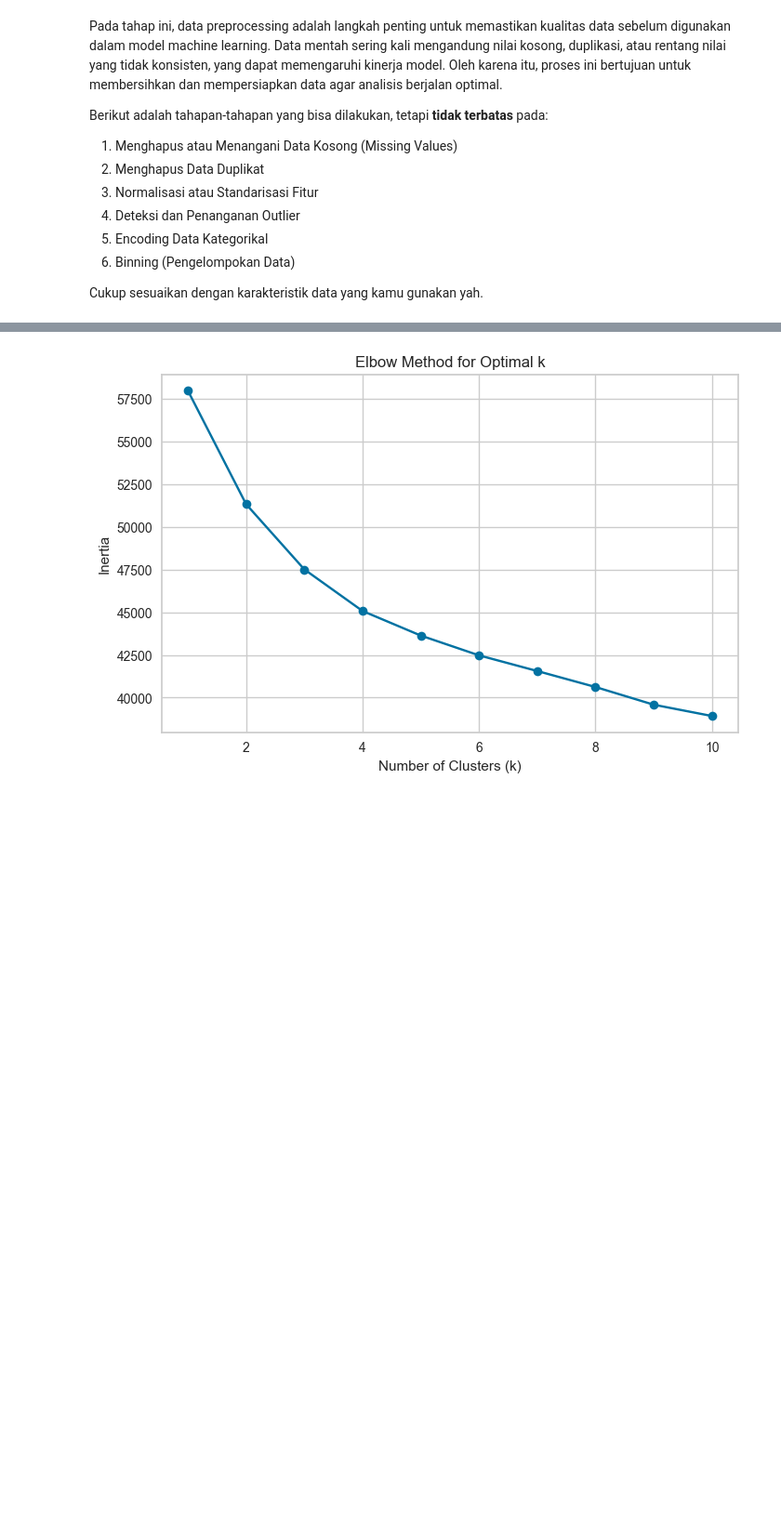
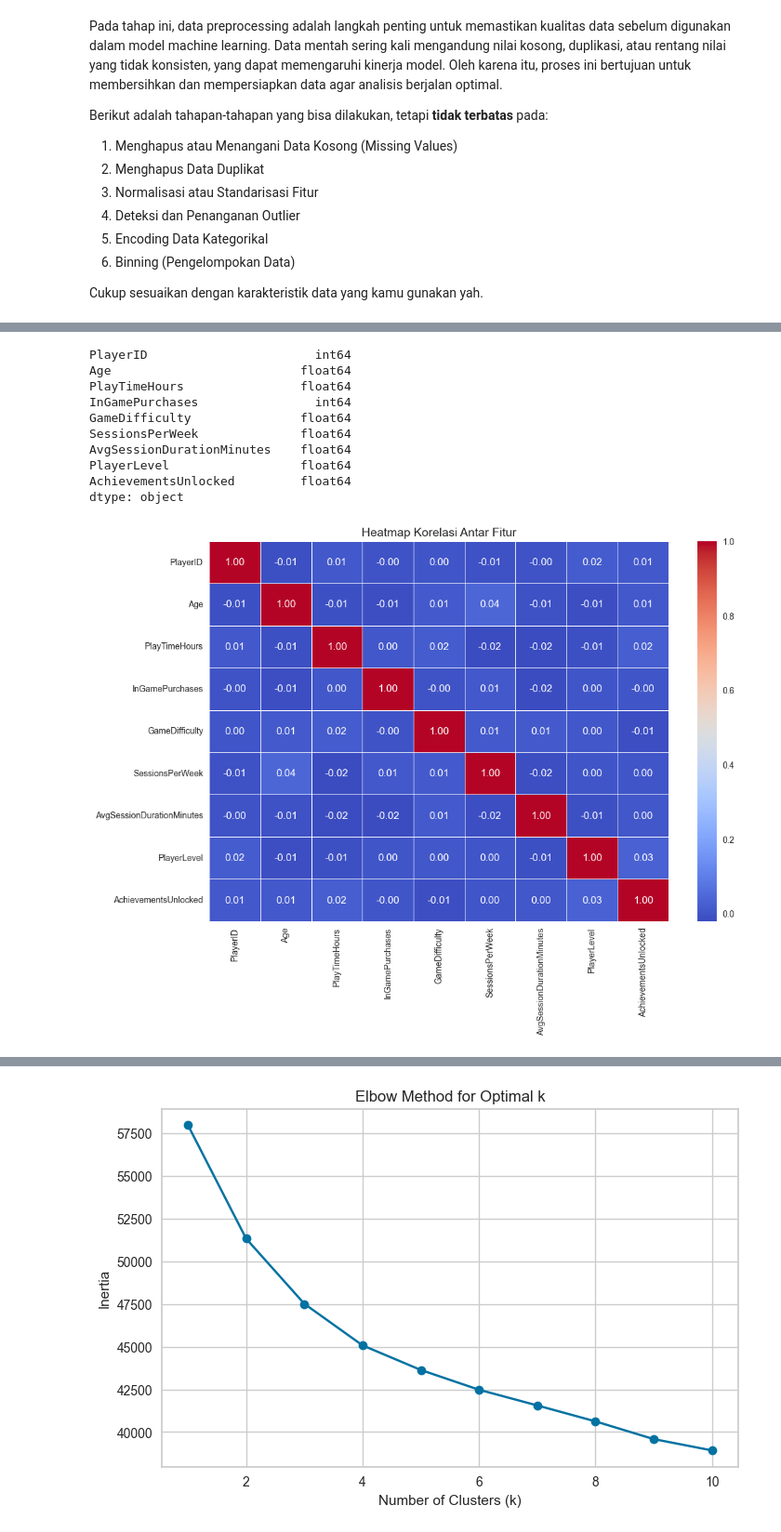
Before and after one commit to M4tchaa/submission-ml, a Jupyter notebook: aruri.ipynb, the cells around one changed output, grey strips where cells are left out. Shown at 93% size. Drawn from its saved outputs; the diff is of its cells as text; code cells hidden in the pictures; blank space fills up the shorter version.

```diff
--- a/aruri.ipynb
+++ b/aruri.ipynb
@@ -225,0 +223,9 @@ X_processed = preprocessor.fit_transform(df)
+# %%
+# One-Hot Encoding untuk Gender, Location, dan GameGenre
+df_encoded = pd.get_dummies(df, columns=["Gender", "Location", "GameGenre"], drop_first=True)
+
+# Label Encoding untuk GameDifficulty
+encoder = OrdinalEncoder(categories=[["Easy", "Medium", "Hard"]])
+df_encoded["GameDifficulty"] = encoder.fit_transform(df[["GameDifficulty"]])
+
+df_encoded.head()
@@ -225,0 +239,5 @@ X_processed = preprocessor.fit_transform(df)
+# %%
+scaler = StandardScaler()
+numerical_columns = ["Age", "PlayTimeHours", "SessionsPerWeek", "AvgSessionDurationMinutes", "PlayerLevel", "AchievementsUnlocked"]
+df_encoded[numerical_columns] = scaler.fit_transform(df_encoded[numerical_columns])
+df_encoded.head()
@@ -225,0 +251,25 @@ X_processed = preprocessor.fit_transform(df)
+# %%
+# Hapus kolom non-numerik jika masih ada
+df_numeric = df_encoded.select_dtypes(include=['number'])
+
+# Cek apakah masih ada data yang bukan numerik
+print(df_numeric.dtypes)
+
+# Hitung korelasi antar fitur
+plt.figure(figsize=(12, 8))
+sns.heatmap(df_numeric.corr(), annot=True, cmap="coolwarm", fmt=".2f", linewidths=0.5)
+
+plt.title("Heatmap Korelasi Antar Fitur", fontsize=14)
+plt.show()
+# %% [output]
+PlayerID                       int64
+Age                          float64
+PlayTimeHours                float64
+InGamePurchases                int64
+GameDifficulty               float64
+SessionsPerWeek              float64
+AvgSessionDurationMinutes    float64
+PlayerLevel                  float64
+AchievementsUnlocked         float64
+dtype: object
+[figure, added]
```
Also changed, not shown: parts of 9 cells of this notebook, 1 other file.
